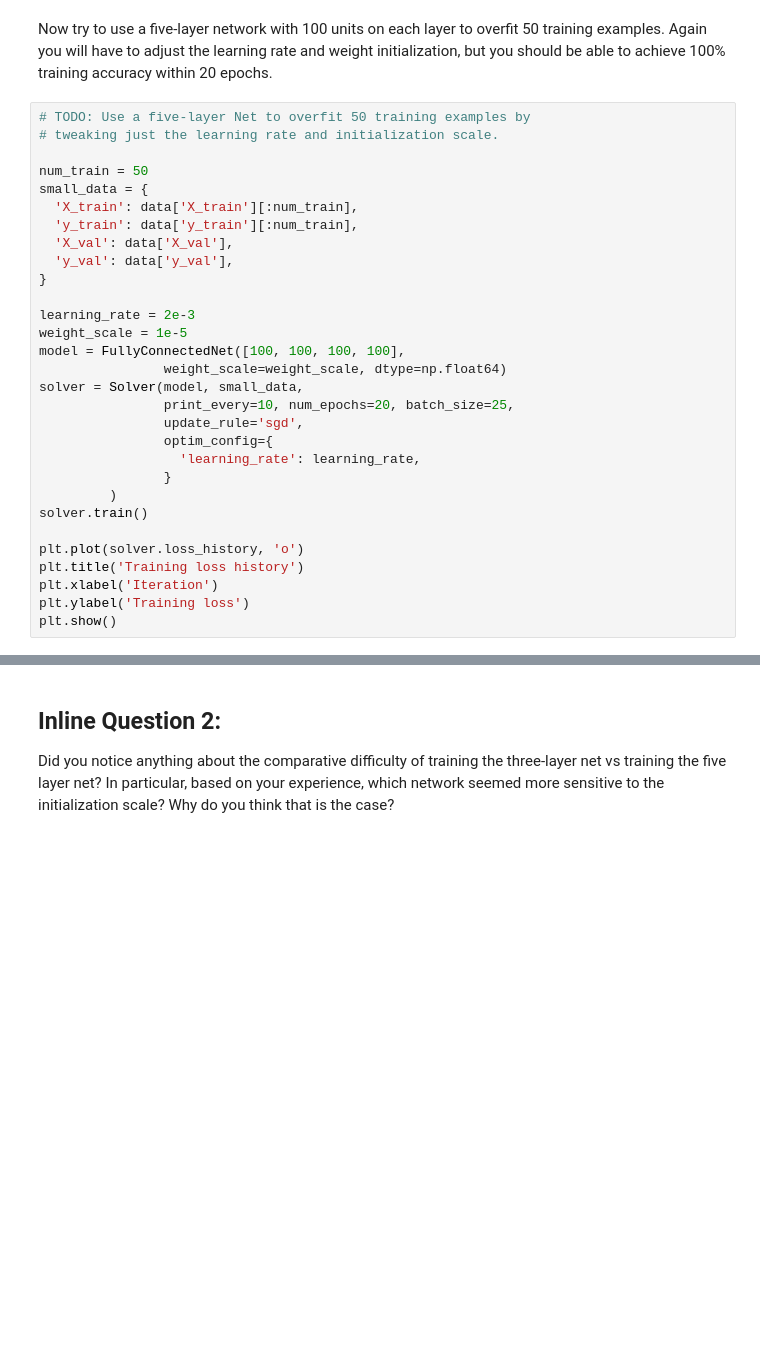
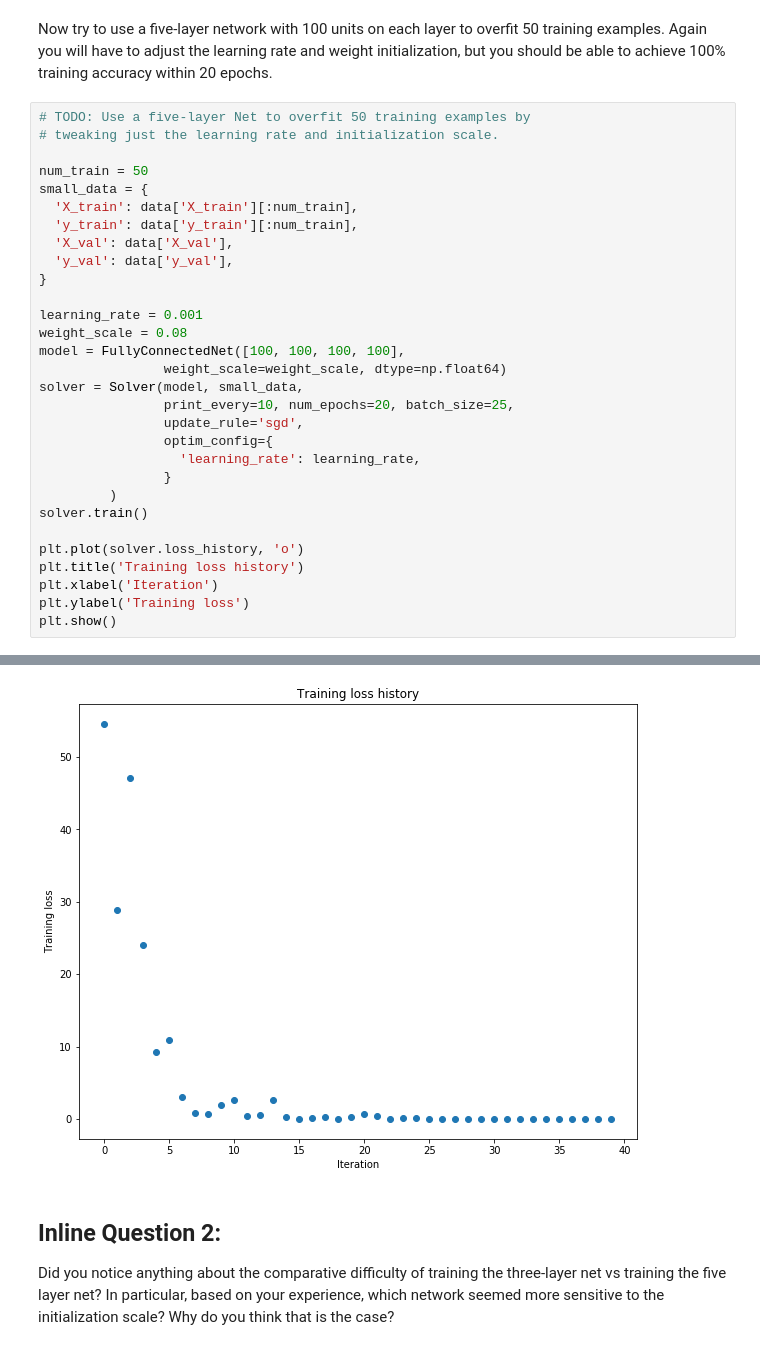
Before and after one commit to Herrandy/cs231n, a Jupyter notebook: assignment2/FullyConnectedNets.ipynb, the cells around one changed output, grey strips where cells are left out. Drawn from its saved outputs; the diff is of its cells as text; blank space fills up the shorter version.

```diff
--- a/assignment2/FullyConnectedNets.ipynb
+++ b/assignment2/FullyConnectedNets.ipynb
@@ -482,8 +499,8 @@ small_data = {
   'y_val': data['y_val'],
 }
 
-learning_rate = 2e-3
-weight_scale = 1e-5
+learning_rate = 0.001
+weight_scale = 0.08
 model = FullyConnectedNet([100, 100, 100, 100],
                 weight_scale=weight_scale, dtype=np.float64)
 solver = Solver(model, small_data,
@@ -500,3 +517,4 @@ plt.title('Training loss history')
 plt.xlabel('Iteration')
 plt.ylabel('Training loss')
 plt.show()
+# %% [output]
@@ -503,3 +538,4 @@ plt.show()
+[figure, added]
 # %% [markdown]
 ## Inline Question 2:
 Did you notice anything about the comparative difficulty of training the three-layer net vs training the five layer net? In particular, based on your experience, which network seemed more sensitive to the initialization scale? Why do you think that is the case?
```
Also changed, not shown: parts of 10 cells of this notebook, 3 other files.
